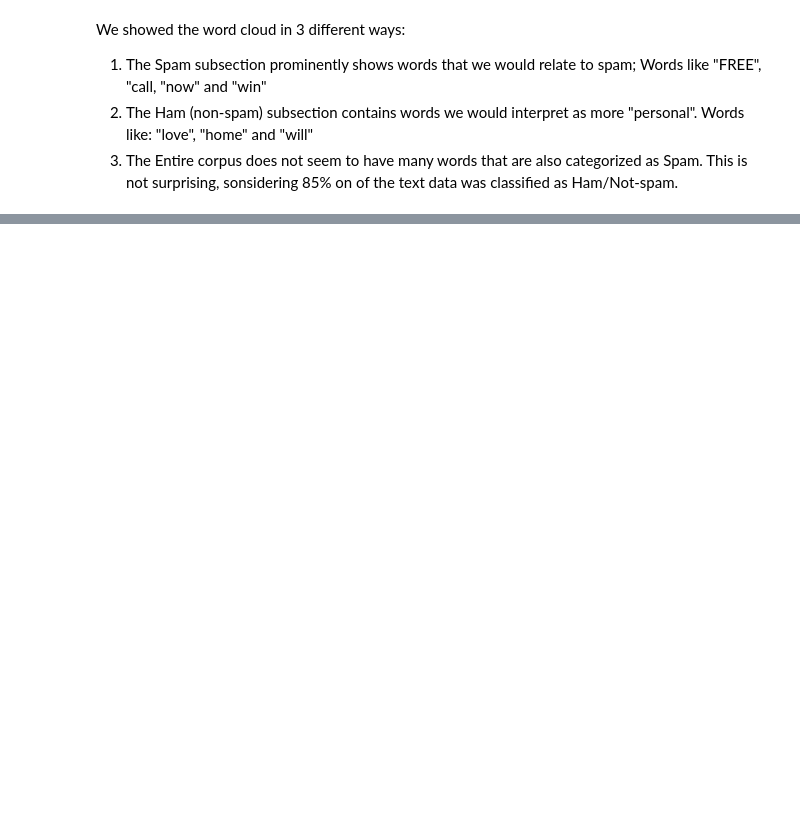
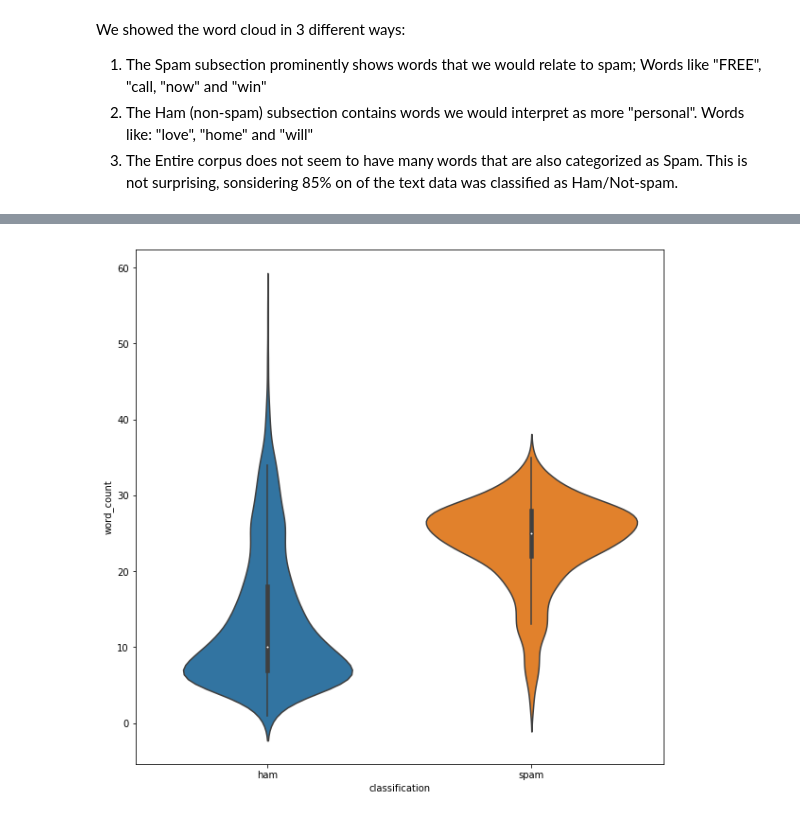
Before and after one commit to ML-Project8/SpamVsHamDataAnalysis, a Jupyter notebook: Lab2-SpamVsHam.ipynb, the cells around one changed output, grey strips where cells are left out. Saved outputs shown, nothing was run; the diff lists cells and outputs as text; code cells hidden in the pictures; blank space fills up the shorter version.

```diff
--- a/Lab2-SpamVsHam.ipynb
+++ b/Lab2-SpamVsHam.ipynb
@@ -137,0 +201,6 @@ We showed the word cloud in 3 different ways:
+# %%
+f, ax = plt.subplots(figsize=(10, 10))
+sns.violinplot(x="classification", y="word_count", data=df_vp)
+plt.show()
+# %% [output]
+[figure, added]
```
Also changed, not shown: parts of 16 cells of this notebook, 4 other files.
